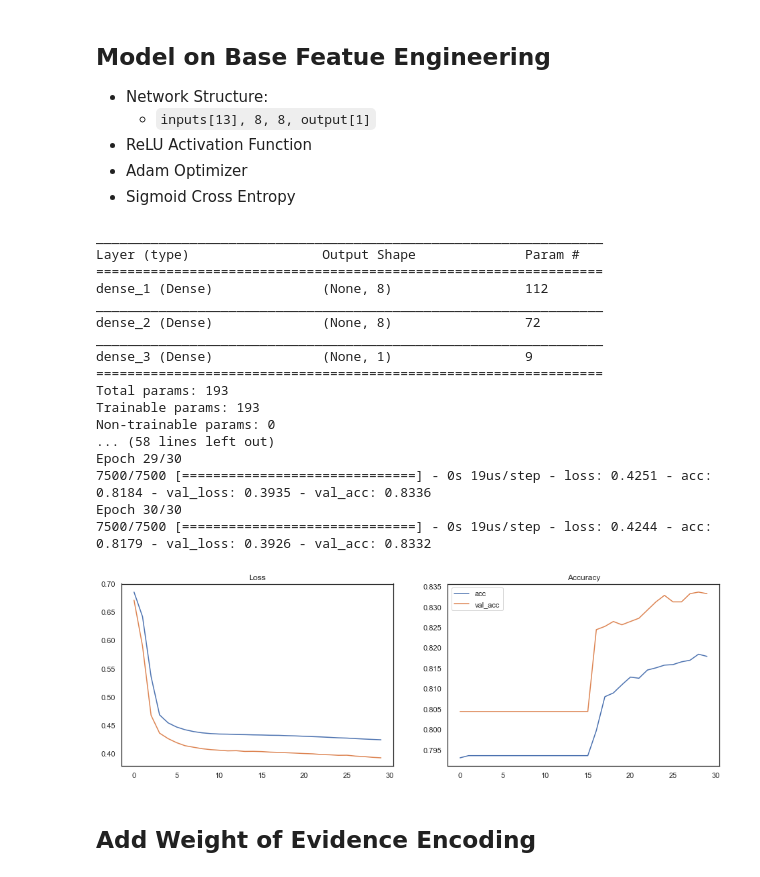
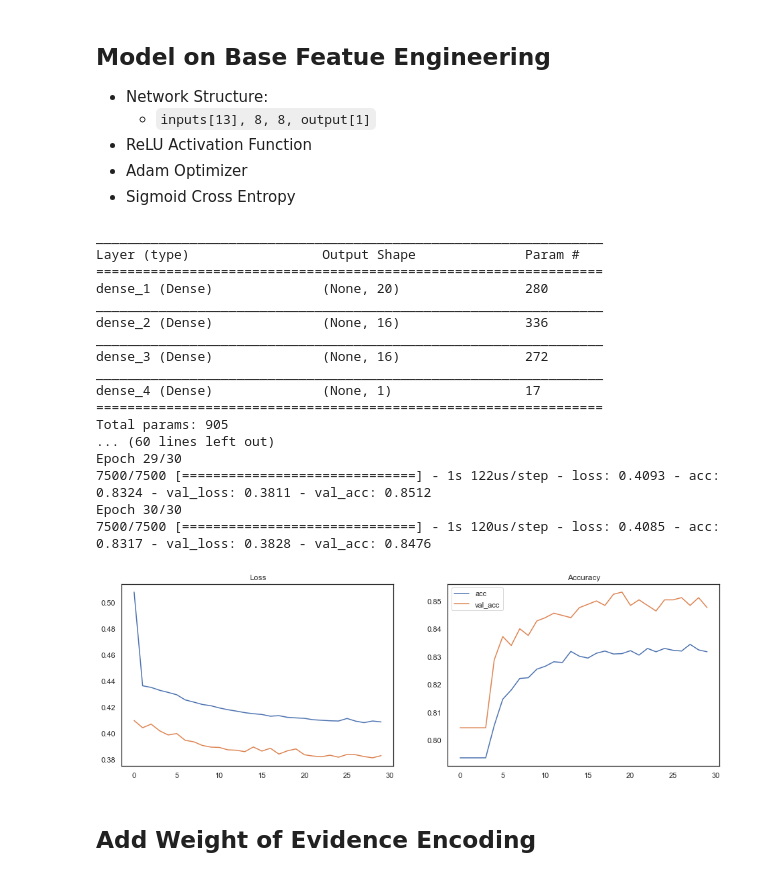
Before and after one commit to CloudMile/allianz_courses, a Jupyter notebook: insurance_use_case/solution/model_finance_customer_churn.ipynb, the cells around one changed output. Cells and saved outputs as stored; diff of their text form; code cells hidden in the pictures.

```diff
--- a/insurance_use_case/solution/model_finance_customer_churn.ipynb
+++ b/insurance_use_case/solution/model_finance_customer_churn.ipynb
@@ -118,8 +120,8 @@ memory usage: 644.6+ KB
 # %% [markdown]
 ## Features setting
 # %%
-catg_features = ['Geography', 'Gender', 'HasCrCard', 'IsActiveMember']
-num_features = ['CreditScore', 'Age', 'Tenure', 'Balance', 'NumOfProducts', 'EstimatedSalary']
+catg_features = ['Geography', 'Gender', 'HasCrCard', 'IsActiveMember', 'NumOfProducts']
+num_features = ['CreditScore', 'Age', 'Tenure', 'Balance', 'EstimatedSalary']
 label = 'Exited'
 # %% [markdown]
 <br/>
@@ -168,0 +176,7 @@ tr_x.head()
+# %%
+# Trnasform raw data to foramt model recognized
+tr_x, tr_y, scaler = feature_engineering(raw, is_train=True)
+vl_x, vl_y, _ = feature_engineering(raw_vl, is_train=False, scaler=scaler)
+
+print( tr_x.shape, vl_x.shape )
+tr_x.head()
@@ -177,33 +199,34 @@ tr_x.head()
 # %%
 K.clear_session()
 
 model = Sequential()
-model.add(Dense(units = 8, kernel_initializer='uniform', activation = 'relu', input_dim = 13))
-model.add(Dense(units = 8, kernel_initializer='uniform', activation = 'relu'))
+model.add(Dense(units = 20, kernel_initializer='uniform', activation = 'relu', input_dim = 13))
+model.add(Dense(units = 16, kernel_initializer='uniform', activation = 'relu'))
+model.add(Dense(units = 16, kernel_initializer='uniform', activation = 'relu'))
 model.add(Dense(units = 1, kernel_initializer='uniform', activation = 'sigmoid'))
 model.summary()
 model.compile(optimizer = 'adam', loss = 'binary_crossentropy', metrics = ['accuracy'])
-hist = model.fit(tr_x, tr_y, validation_data=(vl_x, vl_y), batch_size=200, epochs=30)
+hist = model.fit(tr_x, tr_y, validation_data=(vl_x, vl_y), batch_size=30, epochs=30)
 plot_result(hist)
 # %% [output]
 _________________________________________________________________
 Layer (type)                 Output Shape              Param #
 =================================================================
-dense_1 (Dense)              (None, 8)                 112
+dense_1 (Dense)              (None, 20)                280
 _________________________________________________________________
-dense_2 (Dense)              (None, 8)                 72
+dense_2 (Dense)              (None, 16)                336
 _________________________________________________________________
-dense_3 (Dense)              (None, 1)                 9
+dense_3 (Dense)              (None, 16)                272
+_________________________________________________________________
+dense_4 (Dense)              (None, 1)                 17
 =================================================================
-Total params: 193
-Trainable params: 193
-Non-trainable params: 0
-... (58 lines left out)
+Total params: 905
+... (60 lines left out)
 Epoch 29/30
-7500/7500 [==============================] - 0s 19us/step - loss: 0.4251 - acc: 0.8184 - val_loss: 0.3935 - val_acc: 0.8336
+7500/7500 [==============================] - 1s 122us/step - loss: 0.4093 - acc: 0.8324 - val_loss: 0.3811 - val_acc: 0.8512
 Epoch 30/30
-7500/7500 [==============================] - 0s 19us/step - loss: 0.4244 - acc: 0.8179 - val_loss: 0.3926 - val_acc: 0.8332
+7500/7500 [==============================] - 1s 120us/step - loss: 0.4085 - acc: 0.8317 - val_loss: 0.3828 - val_acc: 0.8476
-[figure, old version]
+[figure, new version]
 # %% [markdown]
 ## Add Weight of Evidence Encoding
 # %%
```
Also changed, not shown: parts of 22 cells of this notebook, 1 other file.
